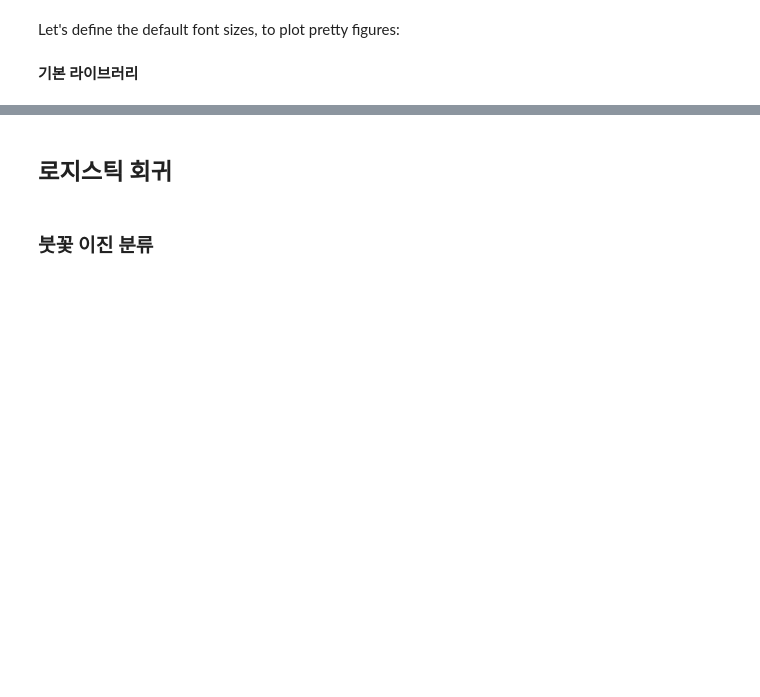
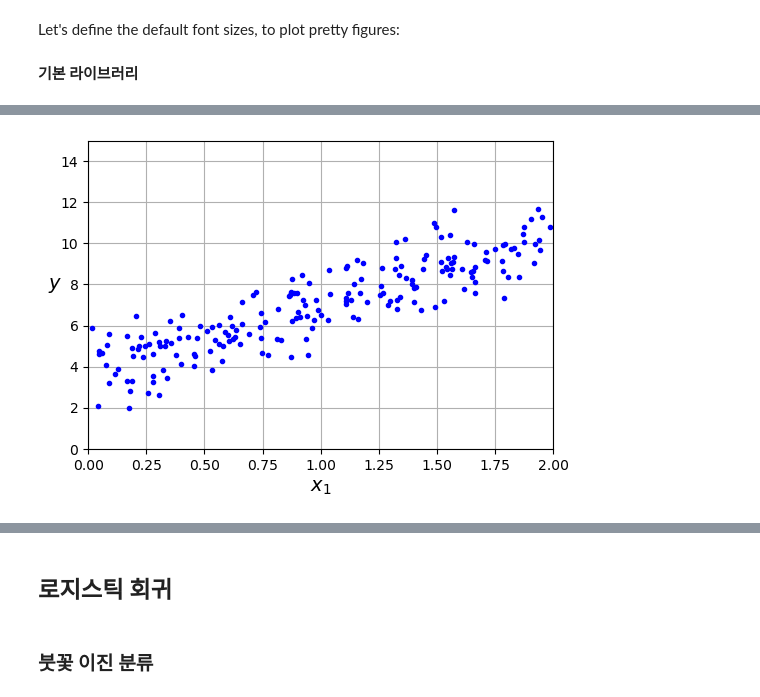
Before and after one commit to ch101634/code-workout-ml, a Jupyter notebook: notebooks/code-training_models.ipynb, the cells around one changed output, grey strips where cells are left out. Drawn from its saved outputs; the diff is of its cells as text; code cells hidden in the pictures; blank space fills up the shorter version.

```diff
--- a/notebooks/code-training_models.ipynb
+++ b/notebooks/code-training_models.ipynb
@@ -40,0 +56,21 @@ import pandas as pd
+# %%
+rng = np.random.default_rng(seed=42)  # 재현 가능한 난수 생성기 (시드 고정)
+m = 200  # 훈련 샘플 수
+
+# 입력 특성: [0, 2) 구간에서 균등 분포로 200개 샘플 생성 → (200, 1) 형태
+X = 2 * rng.random((m, 1))
+
+# 타깃값: y = 4 + 3*x1 + 가우시안 잡음 (평균 0, 표준편차 1)
+y = 4 + 3 * X + rng.standard_normal((m, 1))
+
+# 산점도 시각화
+plt.figure(figsize=(6, 4))
+plt.plot(X, y, "b.")         # 파란 점으로 데이터 표시
+plt.xlabel("$x_1$")
+plt.ylabel("$y$", rotation=0)
+plt.axis([0, 2, 0, 15])     # x축 구간: [0, 2], y축 구간: [0, 15]
+plt.grid()
+
+plt.show()
+# %% [output]
+[figure, added]
```
Also changed, not shown: parts of 8 cells of this notebook, 1 other file.
